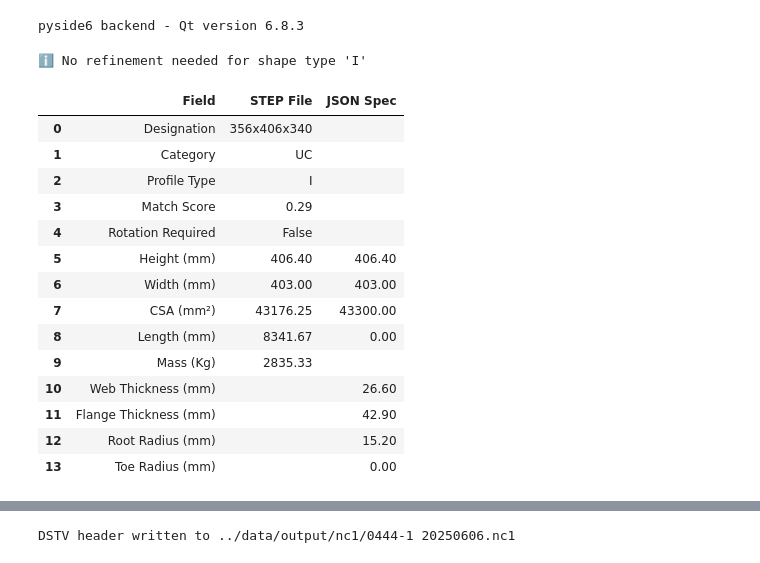
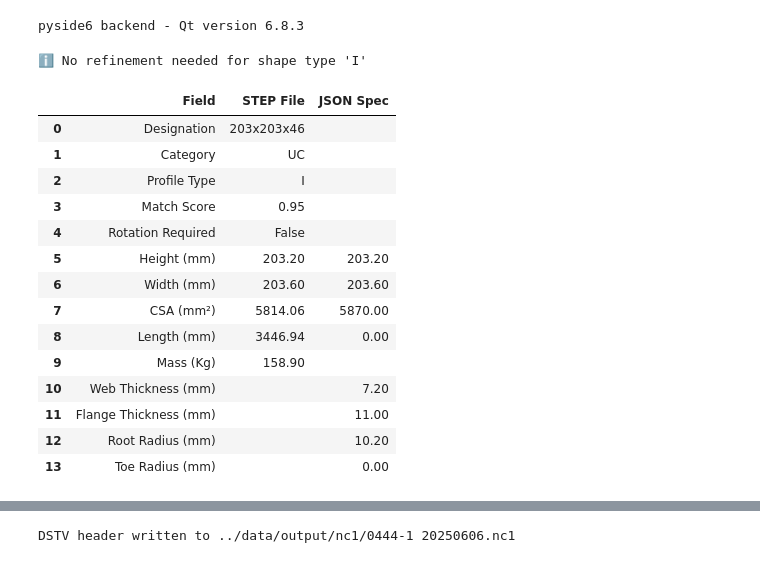
Before and after one commit to ukstevem/StepWrangling, a Jupyter notebook: notebooks/20250613.ipynb, the cells around one changed output, grey strips where cells are left out. Drawn from its saved outputs; the diff is of its cells as text; code cells hidden in the pictures.

```diff
--- a/notebooks/20250613.ipynb
+++ b/notebooks/20250613.ipynb
@@ -784,7 +784,9 @@ if __name__ == "__main__":
     # step_path = "../data/TestUEAMirror.step"
     # step_path = "../data/TestPFC.step"
     # step_path = "../data/MEM-026.step"
-    step_path = "../data/MEM-210.step"
+    # step_path = "../data/MEM-418.step"     #beam flange coped
+    step_path = "../data/MEM-546.step"     #Beam web coped
+    # step_path = "../data/MEM-210.step"
     shape_orig = load_step(step_path)
 
     # visualize(shape_orig, viewer, color="GRAY")
@@ -847,46 +849,46 @@ if __name__ == "__main__":
         compute_obb_geometry(aligned_shape)
     )
 
     dstv_frame = gp_Ax3(
         gp_Pnt(0, 0, 0),
         gp_Dir(obb_geom["aligned_dir_z"].XYZ()),
         gp_Dir(obb_geom["aligned_dir_x"].XYZ())
     )
 
     # STEP 9: Visual debugging — origin and axes
     # origin_marker = make_origin_marker(gp_Pnt(0, 0, 0))
     # arrow_x = make_arrow(gp_Pnt(0, 0, 0), final_dir_x)  # X = length
     # arrow_y = make_arrow(gp_Pnt(0, 0, 0), final_dir_y)  # Y = height
     # arrow_z = make_arrow(gp_Pnt(0, 0, 0), final_dir_z)  # Z = width
     origin_marker = make_origin_marker(gp_Pnt(0, 0, 0))
     arrow_x = make_arrow(gp_Pnt(0, 0, 0), obb_geom["aligned_dir_x"])
     arrow_y = make_arrow(gp_Pnt(0, 0, 0), obb_geom["aligned_dir_y"])
     arrow_z = make_arrow(gp_Pnt(0, 0, 0), obb_geom["aligned_dir_z"])
 
     visualize(origin_marker, viewer, color="PSS_LIGHT_BLUE")
     visualize(arrow_x, viewer, color="RED")
     visualize(arrow_y, viewer, color="GREEN")
     visualize(arrow_z, viewer, color="BLUE")
     visualize(aligned_shape, viewer, color="PSS_DARK_BLUE")
 
     # print(profile_match)
     print_result_table(profile_match)
 # %% [output]
 ℹ️ No refinement needed for shape type 'I'
 |  | Field | STEP File | JSON Spec |
-| 0 | Designation | 356x406x340 |  |
+| 0 | Designation | 203x203x46 |  |
 | 1 | Category | UC |  |
 | 2 | Profile Type | I |  |
-| 3 | Match Score | 0.29 |  |
+| 3 | Match Score | 0.95 |  |
 | 4 | Rotation Required | False |  |
-| 5 | Height (mm) | 406.40 | 406.40 |
-| 6 | Width (mm) | 403.00 | 403.00 |
-| 7 | CSA (mm²) | 43176.25 | 43300.00 |
-| 8 | Length (mm) | 8341.67 | 0.00 |
-| 9 | Mass (Kg) | 2835.33 |  |
-| 10 | Web Thickness (mm) |  | 26.60 |
-| 11 | Flange Thickness (mm) |  | 42.90 |
-| 12 | Root Radius (mm) |  | 15.20 |
+| 5 | Height (mm) | 203.20 | 203.20 |
+| 6 | Width (mm) | 203.60 | 203.60 |
+| 7 | CSA (mm²) | 5814.06 | 5870.00 |
+| 8 | Length (mm) | 3446.94 | 0.00 |
+| 9 | Mass (Kg) | 158.90 |  |
+| 10 | Web Thickness (mm) |  | 7.20 |
+| 11 | Flange Thickness (mm) |  | 11.00 |
+| 12 | Root Radius (mm) |  | 10.20 |
 | 13 | Toe Radius (mm) |  | 0.00 |
 # %%
 # DSTV Plane projection
```
Also changed, not shown: parts of 9 cells of this notebook, 9 other files.
